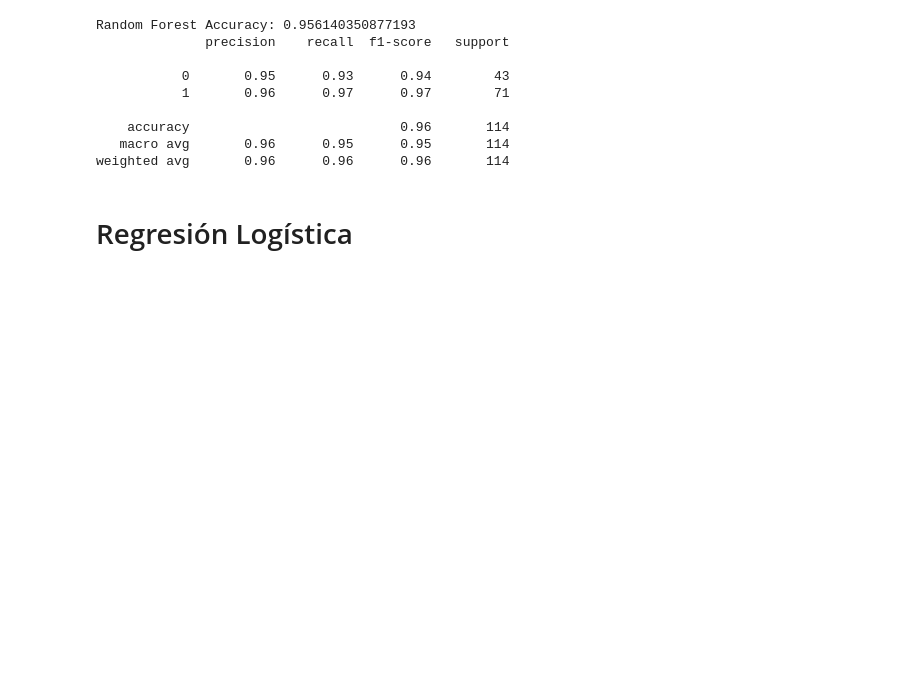
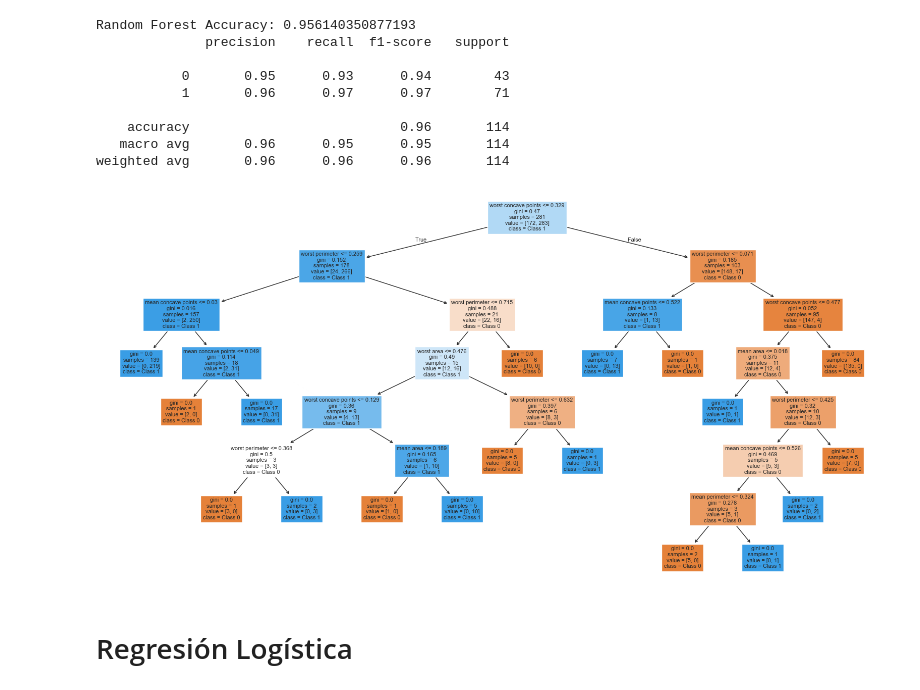
Before and after one commit to FrancoBertoldiMariglio/InteligenciaArtificial, a Jupyter notebook: TP3/TP3jupyter.ipynb, the cells around one changed output. Drawn from its saved outputs; the diff is of its cells as text; code cells hidden in the pictures; blank space fills up the shorter version.

```diff
--- a/TP3/TP3jupyter.ipynb
+++ b/TP3/TP3jupyter.ipynb
@@ -237,6 +258,14 @@ Random Forest Accuracy: 0.956140350877193
     accuracy                           0.96       114
    macro avg       0.96      0.95      0.95       114
 weighted avg       0.96      0.96      0.96       114
+# %%
+tree_1 = rf_model.estimators_[0]
+
+plt.figure(figsize=(20, 10))
+plot_tree(tree_1, feature_names=X_train.columns, class_names=['Class 0', 'Class 1'], filled=True)
+plt.show()
+# %% [output]
+[figure, added]
 # %% [markdown]
 # Regresión Logística
 # %%
```
Also changed, not shown: parts of 3 cells of this notebook, 1 other file.
